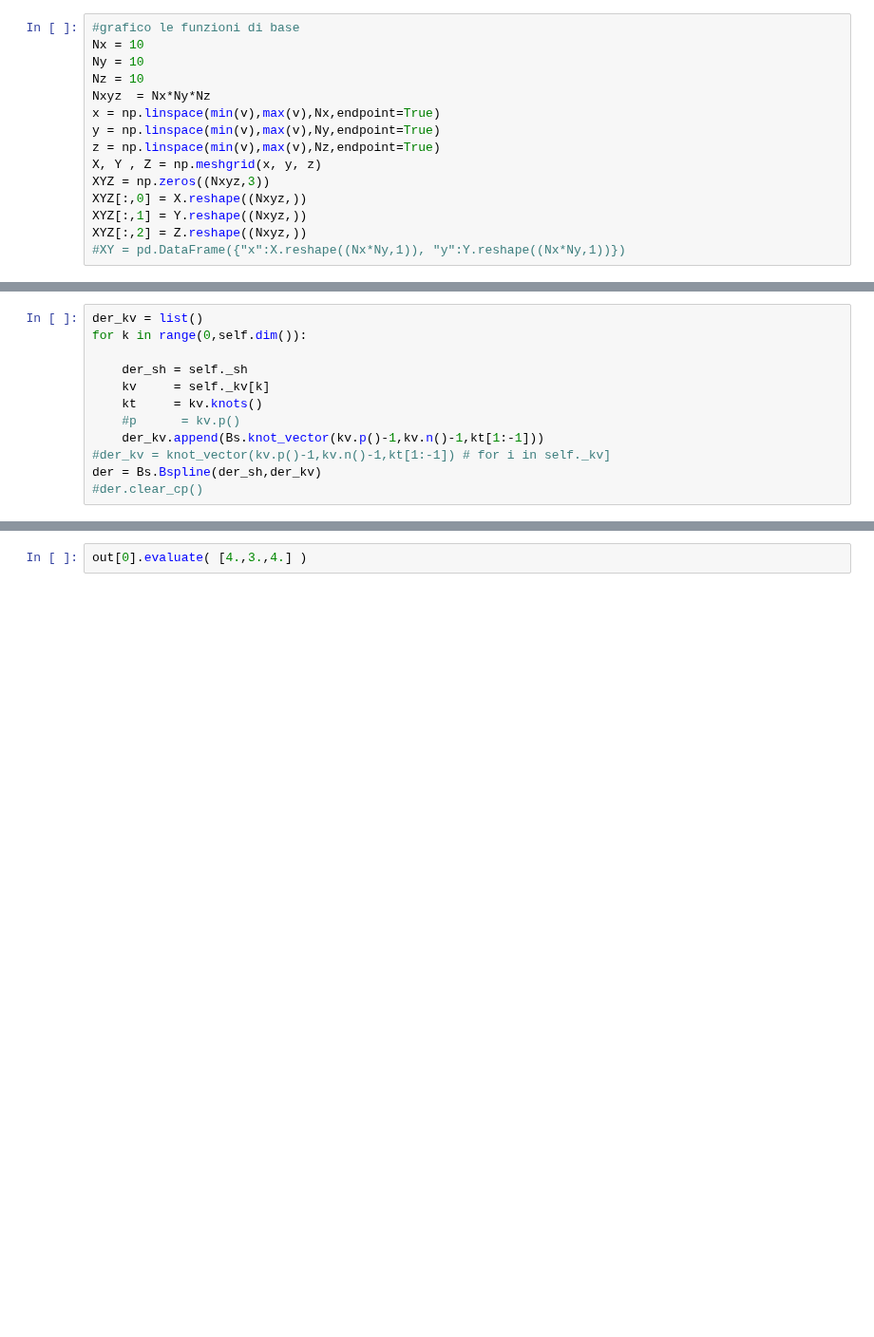
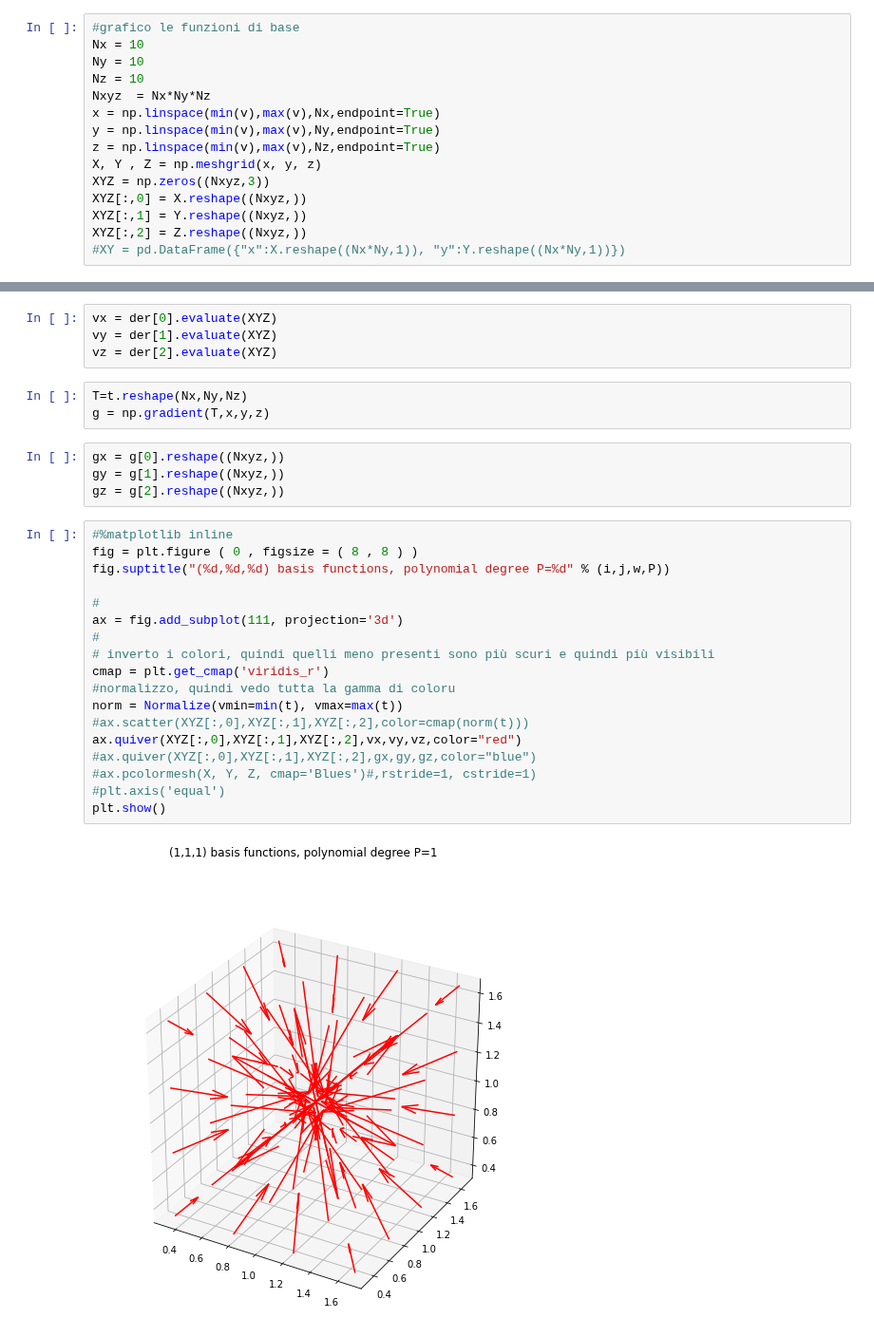
Before and after one commit to EliaStocco/Bspline, a Jupyter notebook: python/Test.ipynb, the cells around one changed output, grey strips where cells are left out. Shown at 95% size. Drawn from its saved outputs; the diff is of its cells as text; blank space fills up the shorter version.

```diff
--- a/python/Test.ipynb
+++ b/python/Test.ipynb
@@ -986,12 +938,0 @@ len(der)
-# %%
-der_kv = list()
-for k in range(0,self.dim()):
-
-    der_sh = self._sh
-    kv     = self._kv[k]
-    kt     = kv.knots()
-    #p      = kv.p()
-    der_kv.append(Bs.knot_vector(kv.p()-1,kv.n()-1,kt[1:-1]))
-#der_kv = knot_vector(kv.p()-1,kv.n()-1,kt[1:-1]) # for i in self._kv]
-der = Bs.Bspline(der_sh,der_kv)
-#der.clear_cp()
@@ -1043,2 +939,31 @@ for K in range(0,self.dim()):
-# %%
-out[0].evaluate( [4.,3.,4.] )
+# %%
+vx = der[0].evaluate(XYZ)
+vy = der[1].evaluate(XYZ)
+vz = der[2].evaluate(XYZ)
+# %%
+T=t.reshape(Nx,Ny,Nz)
+g = np.gradient(T,x,y,z)
+# %%
+gx = g[0].reshape((Nxyz,))
+gy = g[1].reshape((Nxyz,))
+gz = g[2].reshape((Nxyz,))
+# %%
+#%matplotlib inline
+fig = plt.figure ( 0 , figsize = ( 8 , 8 ) )
+fig.suptitle("(%d,%d,%d) basis functions, polynomial degree P=%d" % (i,j,w,P))
+
+#
+ax = fig.add_subplot(111, projection='3d')
+#
+# inverto i colori, quindi quelli meno presenti sono più scuri e quindi più visibili
+cmap = plt.get_cmap('viridis_r')
+#normalizzo, quindi vedo tutta la gamma di coloru
+norm = Normalize(vmin=min(t), vmax=max(t))
+#ax.scatter(XYZ[:,0],XYZ[:,1],XYZ[:,2],color=cmap(norm(t)))
+ax.quiver(XYZ[:,0],XYZ[:,1],XYZ[:,2],vx,vy,vz,color="red")
+#ax.quiver(XYZ[:,0],XYZ[:,1],XYZ[:,2],gx,gy,gz,color="blue")
+#ax.pcolormesh(X, Y, Z, cmap='Blues')#,rstride=1, cstride=1)
+#plt.axis('equal')
+plt.show()
+# %% [output]
+[figure, added]
```
Also changed, not shown: parts of 14 cells of this notebook, 2 other files.
